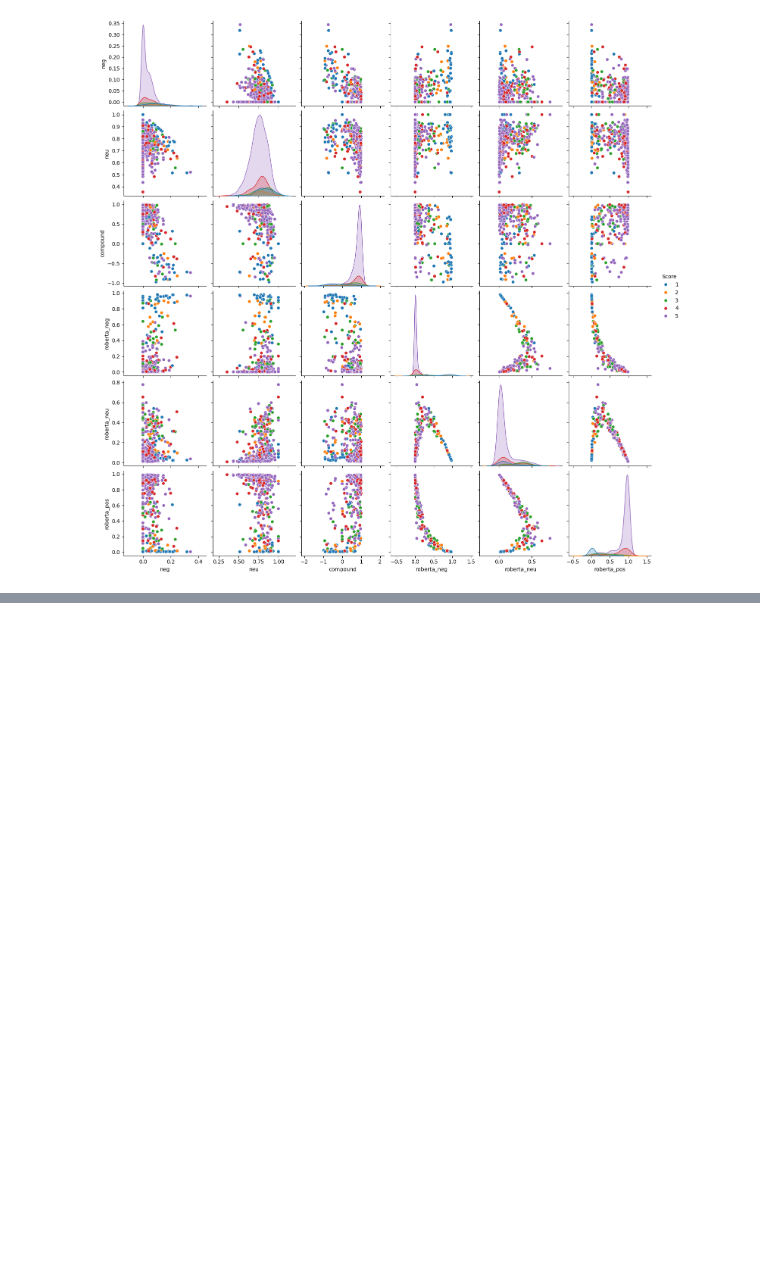
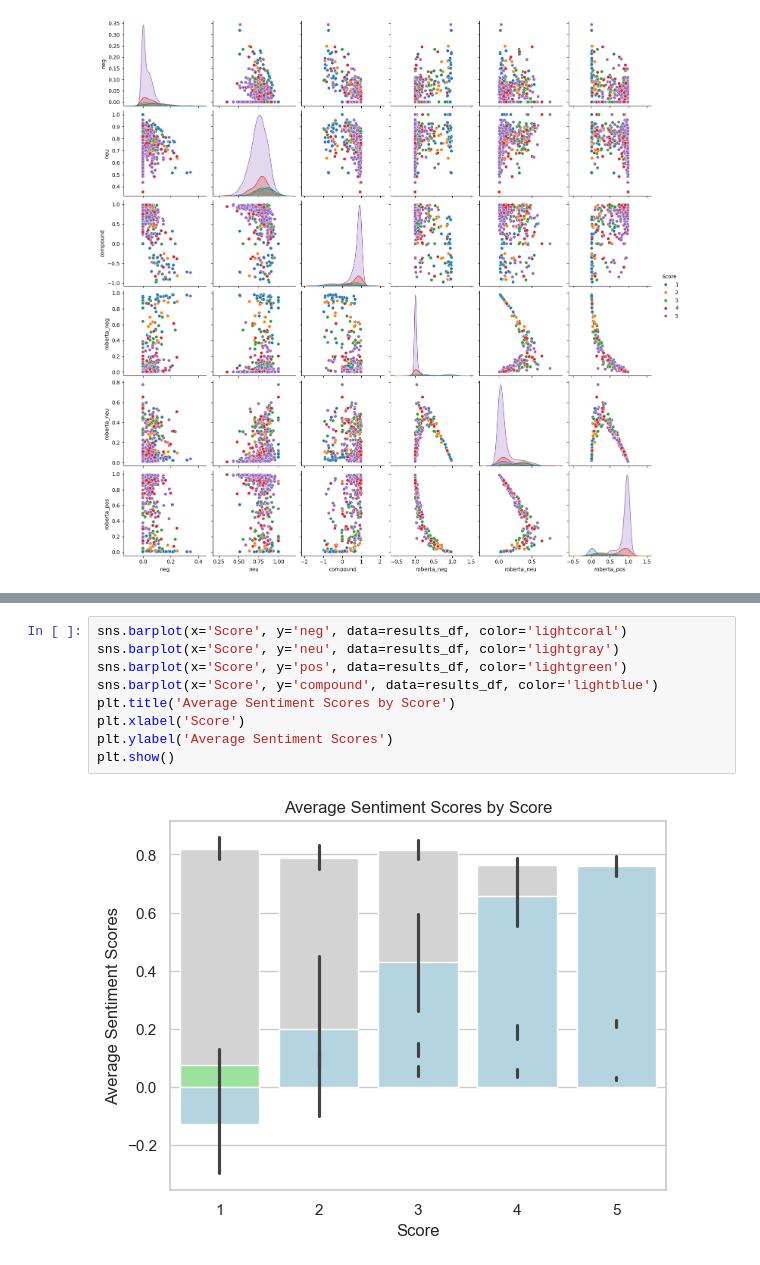
Before and after one commit to subham-singh46/SENTIMENT-ANALYSIS-VADER-ROBERTA-, a Jupyter notebook: sentiment.ipynb, the cells around one changed output, grey strips where cells are left out. Drawn from its saved outputs; the diff is of its cells as text; blank space fills up the shorter version.

```diff
--- a/sentiment.ipynb
+++ b/sentiment.ipynb
@@ -343,0 +378,11 @@ sns.pairplot(data=results_df,vars=[ 'neg', 'neu', 'compound',  'roberta_neg', 'r
+# %%
+sns.barplot(x='Score', y='neg', data=results_df, color='lightcoral')
+sns.barplot(x='Score', y='neu', data=results_df, color='lightgray')
+sns.barplot(x='Score', y='pos', data=results_df, color='lightgreen')
+sns.barplot(x='Score', y='compound', data=results_df, color='lightblue')
+plt.title('Average Sentiment Scores by Score')
+plt.xlabel('Score')
+plt.ylabel('Average Sentiment Scores')
+plt.show()
+# %% [output]
+[figure, added]
```
Also changed, not shown: parts of 8 cells of this notebook, 1 other file.
